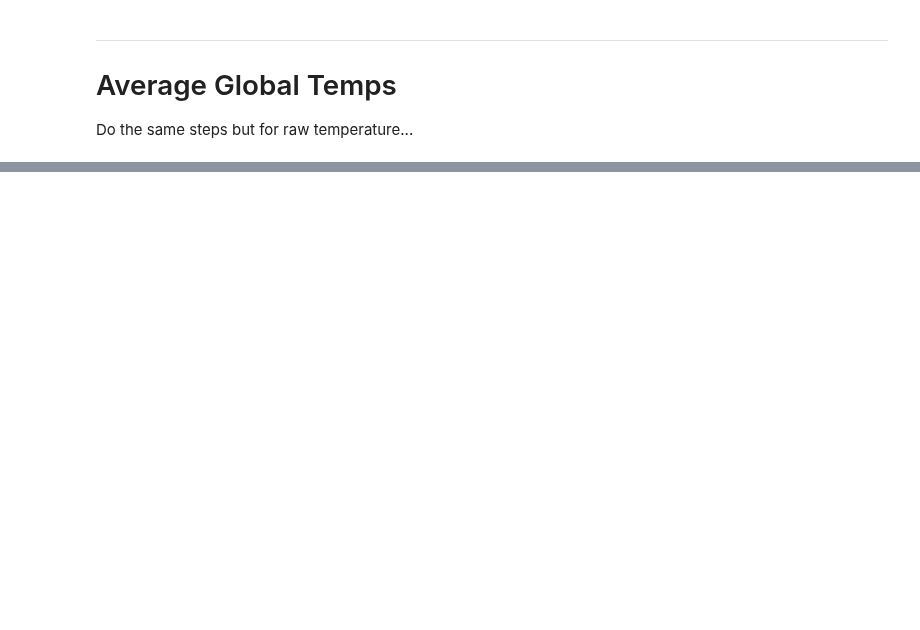
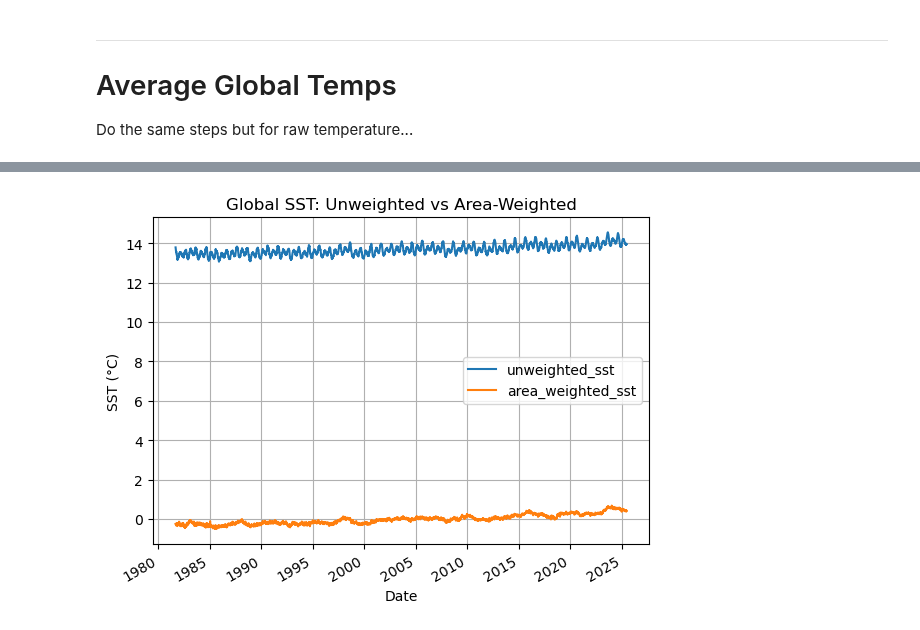
Before and after one commit to adamkemberling/oisst_mainstays, a Jupyter notebook: notebooks/09_BASE_global_temp_timeline.ipynb, the cells around one changed output, grey strips where cells are left out. Cells and saved outputs as stored; diff of their text form; code cells hidden in the pictures; blank space fills up the shorter version.

```diff
--- a/notebooks/09_BASE_global_temp_timeline.ipynb
+++ b/notebooks/09_BASE_global_temp_timeline.ipynb
@@ -153,5 +156,4 @@ sst_df = mean_temps.sst.to_dataframe()
 sst_wtd = weighted_means.area_wtd_sst.to_dataframe()
 
 # Drop columns we don't need
-sst_df = sst_df.drop(columns = ["MOD", "modified_ordinal_day"])
 sst_wtd  = sst_wtd.drop(columns = ["MOD", "modified_ordinal_day"])
@@ -158,2 +180,20 @@ sst_wtd  = sst_wtd.drop(columns = ["MOD", "modified_ordinal_day"])
+# %%
+# Join them
+combined_sst = sst_df.join(sst_wtd, lsuffix = "_unwtd", rsuffix = "_wtd")
+combined_sst.tail()
+
+# Rename the columns
+combined_sst = combined_sst.rename(columns = {"sst": "unweighted_sst", "area_wtd_sst": "area_weighted_sst"})
+
+# Plot sst and area_wtd_sst together
+combined_sst.plot()
+plt.legend()
+plt.title("Global SST: Unweighted vs Area-Weighted")
+plt.ylabel("SST (°C)")
+plt.xlabel("Date")
+plt.grid()
+plt.show()
+# %% [output]
+[figure, added]
 # %%
 # SAVING
```
Also changed, not shown: parts of 7 cells of this notebook, 4 other files.
